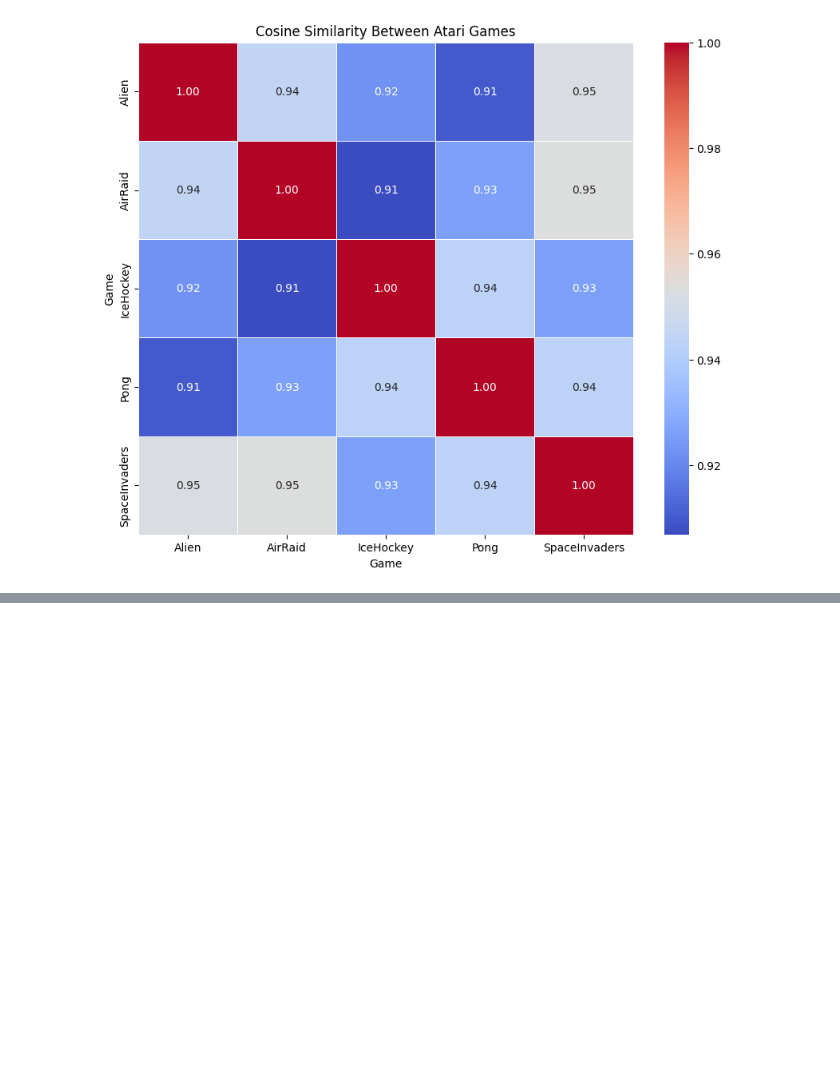
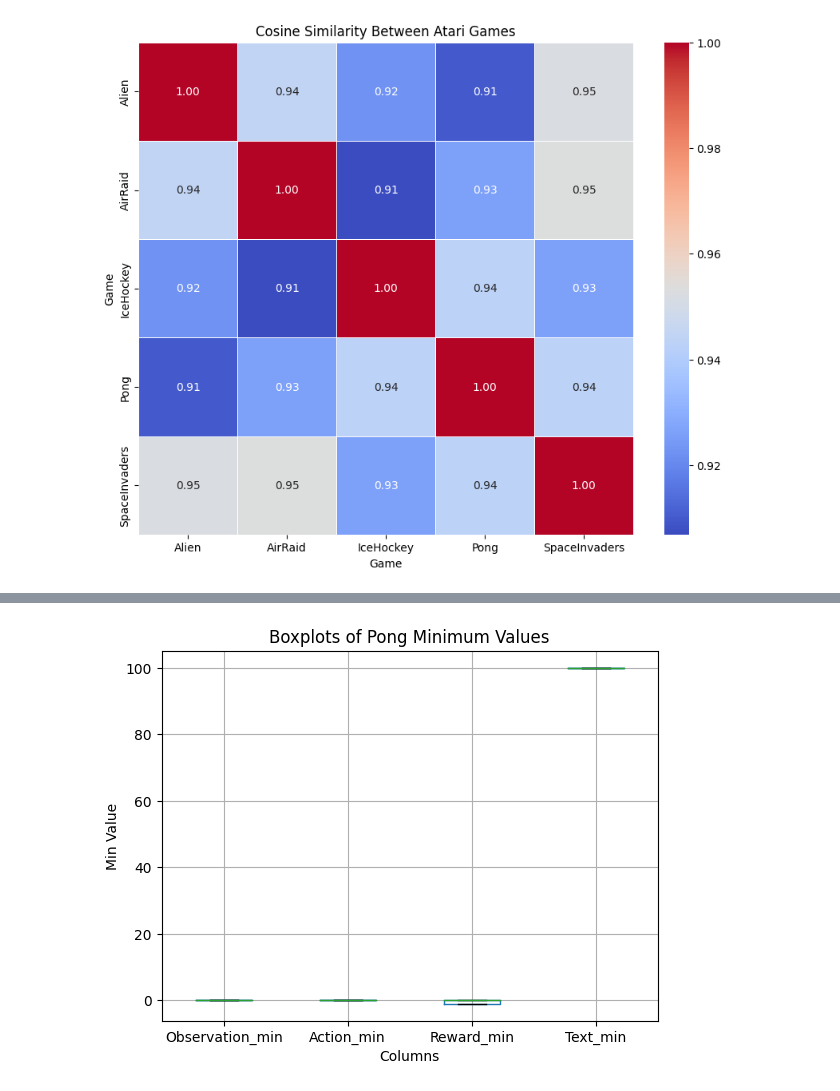
Before and after one commit to Jek9884/Master-Thesis, a Jupyter notebook: embeddings_clustering.ipynb, the cells around one changed output, grey strips where cells are left out. Drawn from its saved outputs; the diff is of its cells as text; code cells hidden in the pictures; blank space fills up the shorter version.

```diff
--- a/embeddings_clustering.ipynb
+++ b/embeddings_clustering.ipynb
@@ -947,0 +377,4 @@ plt.show()
+# %%
+get_min_values_boxplot(data_tmp, 'Pong', ['Observation', 'Action', 'Reward', 'Text'])
+# %% [output]
+[figure, added]
```
Also changed, not shown: parts of 199 cells of this notebook.
